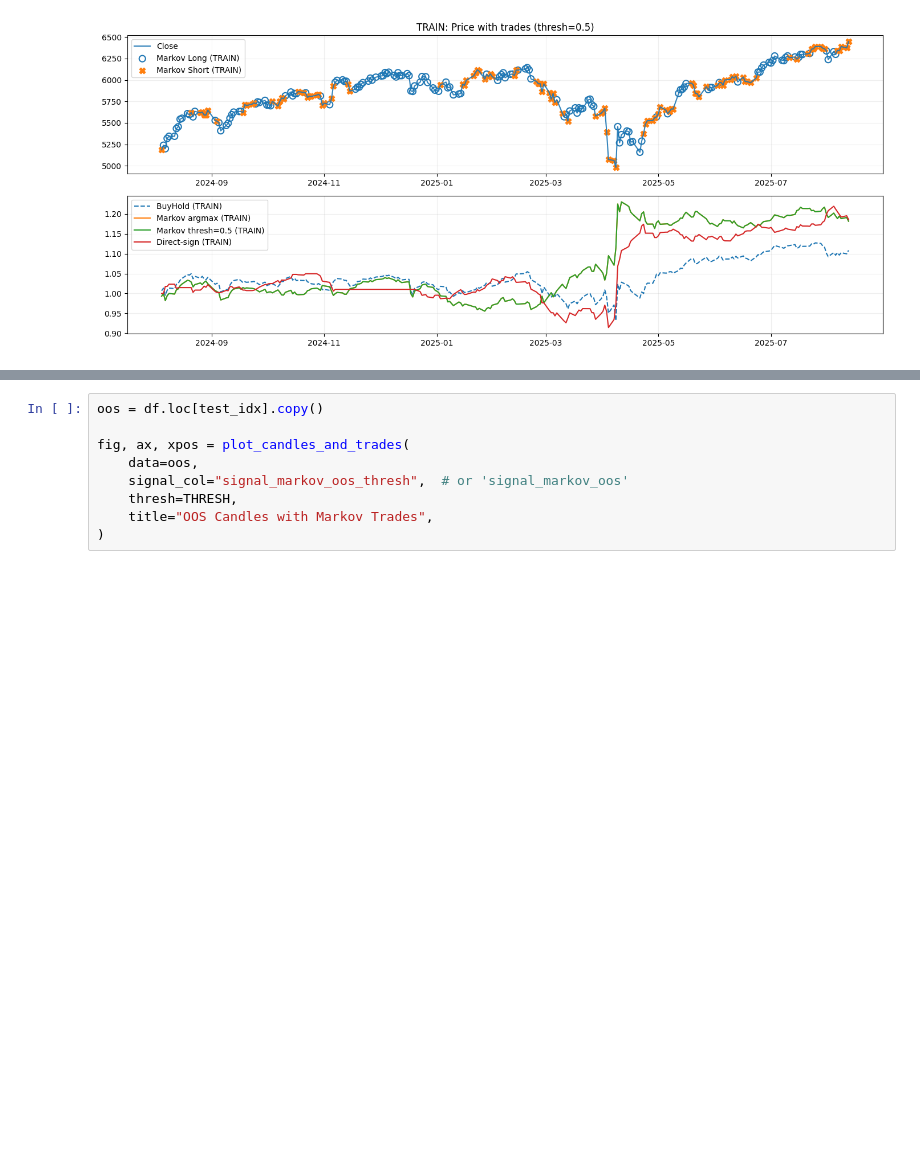
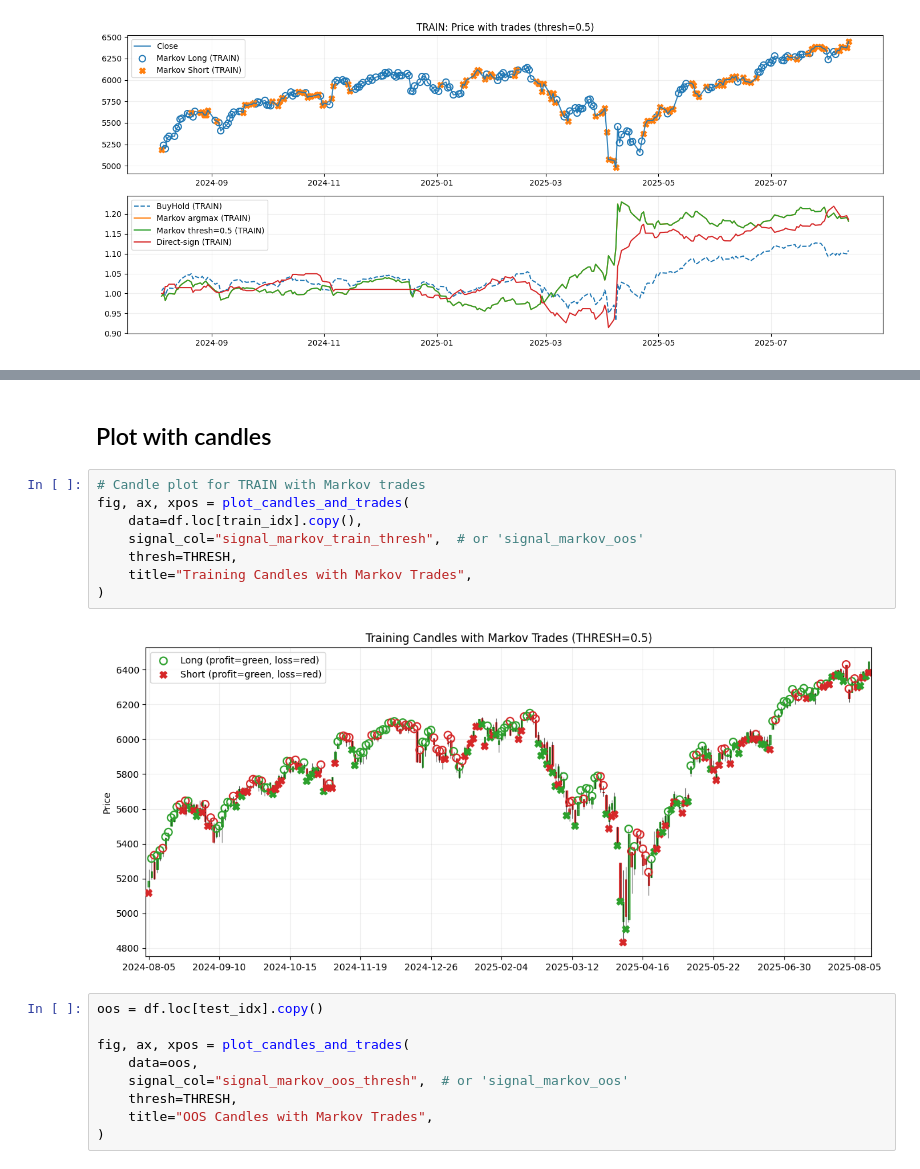
Before and after one commit to MichaelCarloH/ML-PortfolioManagement, a Jupyter notebook: submission_code/ml_project.ipynb, the cells around one changed output, grey strips where cells are left out. Cells and saved outputs as stored; diff of their text form; blank space fills up the shorter version.

```diff
--- a/submission_code/ml_project.ipynb
+++ b/submission_code/ml_project.ipynb
@@ -1337,3 +1398,15 @@ fig, axes = plot_price_and_cumrets(
+# %% [markdown]
+## Plot with candles
+# %%
+# Candle plot for TRAIN with Markov trades
+fig, ax, xpos = plot_candles_and_trades(
+    data=df.loc[train_idx].copy(),
+    signal_col="signal_markov_train_thresh",  # or 'signal_markov_oos'
+    thresh=THRESH,
+    title="Training Candles with Markov Trades",
+)
+# %% [output]
+[figure, added]
 # %%
 oos = df.loc[test_idx].copy()
 
```
Also changed, not shown: parts of 15 cells of this notebook, 6 other files.
